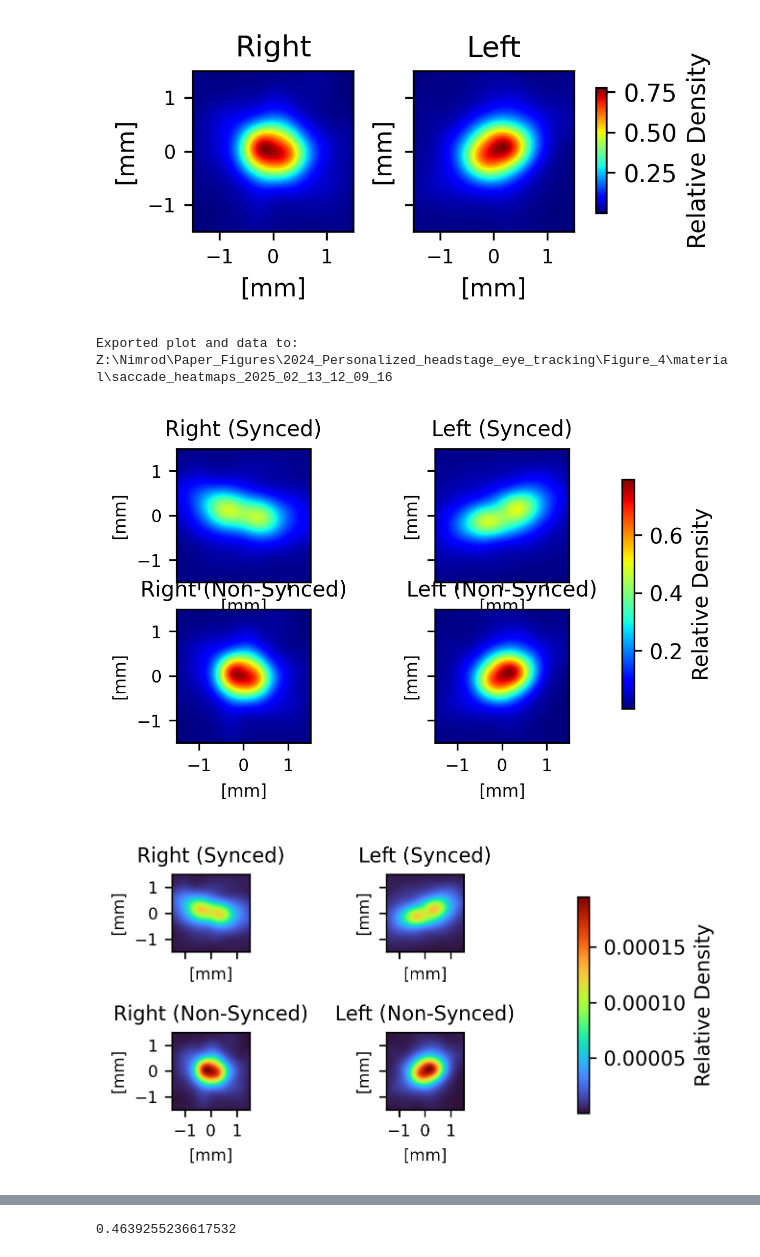
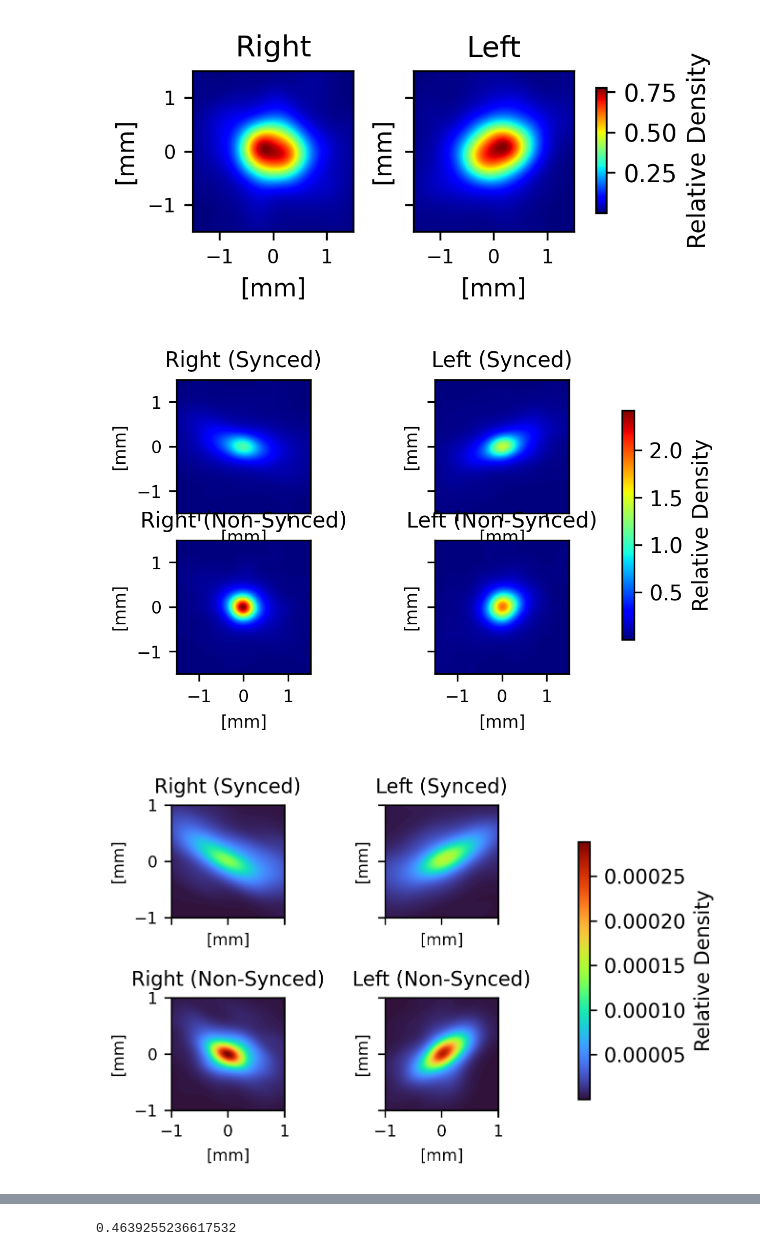
Before and after one commit to neural-electrophysiology-tool-team/Eye-Tracking-Tools, a Jupyter notebook: Graph_generation_notebooks/relative_saccade_heatmap.ipynb, the cells around one changed output, grey strips where cells are left out. Drawn from its saved outputs; the diff is of its cells as text; code cells hidden in the pictures.

```diff
--- a/Graph_generation_notebooks/relative_saccade_heatmap.ipynb
+++ b/Graph_generation_notebooks/relative_saccade_heatmap.ipynb
@@ -447,13 +608,13 @@ def create_saccade_events_df_new(
 # saccade detection and annotation:
 for block in block_collection:
     print(block)
-    block.left_eye_data, block.l_saccade_df = create_saccade_events_df(block.left_eye_data,
-                                                               speed_threshold=4,
-                                                               bokeh_verify_threshold=False,
-                                                               magnitude_calib=block.L_pix_size)
-    block.right_eye_data, block.r_saccade_df = create_saccade_events_df(block.right_eye_data,
-                                                               speed_threshold=4,
-                                                               bokeh_verify_threshold=False,
-                                                               magnitude_calib=block.R_pix_size)
+    block.left_eye_data, block.l_saccade_df = create_saccade_events_with_direction_segmentation_current(
+        block.left_eye_data, speed_threshold=4,
+        magnitude_calib=block.L_pix_size, directional_delta_threshold_deg=45)
+    block.right_eye_data, block.r_saccade_df = create_saccade_events_with_direction_segmentation_current(
+        block.right_eye_data,
+        speed_threshold=4,
+        magnitude_calib=block.R_pix_size,
+        directional_delta_threshold_deg=45)
 # %% [output]
 PV_62, block 023, on 2023-04-27_10-52-42
@@ -949,12 +1114,11 @@ def plot_saccade_heatmaps_comparison(synced_saccades, non_synced_saccades, expor
 export_path = pathlib.Path(r'Z:\Nimrod\Paper_Figures\2024_Personalized_headstage_eye_tracking\Figure_4\material')
 synced_saccades = synced_saccade_collection.query('animal == "PV_126"')
 non_synced_saccades = non_synced_saccade_collection.query('animal == "PV_126"')
-plot_saccade_heatmaps_comparison(synced_saccades, non_synced_saccades, export_path=export_path,
+plot_saccade_heatmaps_comparison(synced_saccades, non_synced_saccades, export_path=None,
                                  nbins=200,global_min=-1.5, global_max=1.5, cmap=plt.cm.jet,
                                  figsize=(4, 2.5))
 # %% [output]
-Exported plot and data to: Z:\Nimrod\Paper_Figures\2024_Personalized_headstage_eye_tracking\Figure_4\material\saccade_heatmaps_2025_02_13_12_09_16
-[figure, old version]
+[figure, new version]
 # %%
 # This is a version with a normalized result (total should be =1)
 import numpy as np
@@ -1024,35 +1188,35 @@ def plot_saccade_heatmaps_comparison(synced_saccades, non_synced_saccades, expor
     im4 = plot_heatmap(axes[1, 1], zi_l_ns, 'Left (Non-Synced)')
 
     # Add colorbar
     cax = fig.add_axes([0.92, 0.20, 0.02, 0.6])
     cb = plt.colorbar(im1, cax=cax)
     cb.set_label('Relative Density', fontsize=10)
 
     plt.tight_layout(rect=[0, 0, 0.9, 1])
 
     # Handle export
     if export_path is not None:
         timestamp = datetime.datetime.now().strftime("%Y_%m_%d_%H_%M_%S")
         full_export_path = os.path.join(export_path, f"saccade_heatmaps_{timestamp}")
         os.makedirs(full_export_path, exist_ok=True)
 
         # Save plot
         pdf_file = os.path.join(full_export_path, "saccade_heatmaps_comparison.pdf")
         fig.savefig(pdf_file, format='pdf', bbox_inches='tight', dpi=300)
 
         # Save data
         data_file = os.path.join(full_export_path, "saccade_collections.pkl")
         with open(data_file, 'wb') as f:
             pickle.dump({'synced': synced_saccades, 'non_synced': non_synced_saccades}, f)
 
         print(f"Exported plot and data to: {full_export_path}")
 
     plt.show()
 export_path = pathlib.Path(r'Z:\Nimrod\Paper_Figures\2024_Personalized_headstage_eye_tracking\Figure_4\material')
-synced_saccades = synced_saccade_collection.query('animal == "PV_126"')
-non_synced_saccades = non_synced_saccade_collection.query('animal == "PV_126"')
+synced_saccades = synced_saccade_collection.query('animal == "PV_62"')
+non_synced_saccades = non_synced_saccade_collection.query('animal == "PV_62"')
 plot_saccade_heatmaps_comparison(synced_saccades, non_synced_saccades, export_path=None,
-                                 nbins=200,global_min=-1.5, global_max=1.5, cmap=plt.cm.turbo,
-                                 figsize=(4, 2.5))
+                                 nbins=200,global_min=-1, global_max=1, cmap=plt.cm.turbo,
+                                 figsize=(4, 3))
 # %% [output]
-[figure, old version]
+[figure, new version]
```
Also changed, not shown: parts of 12 cells of this notebook, 15 other files.
